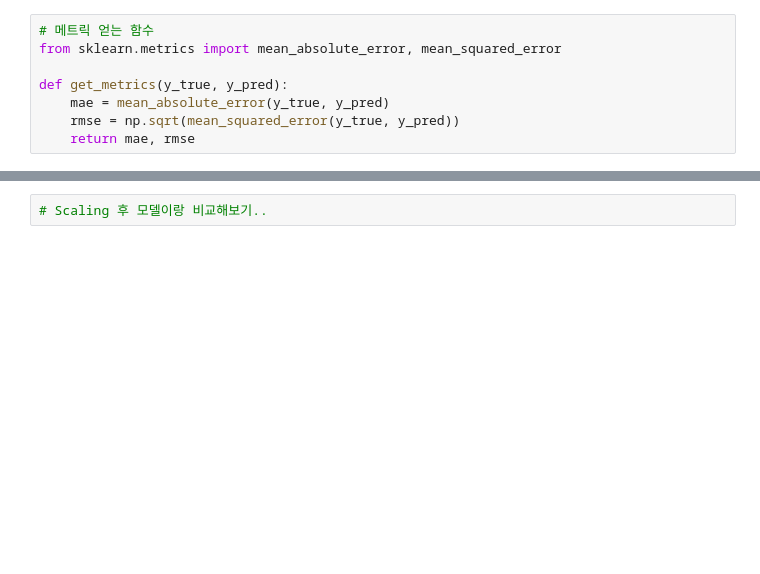
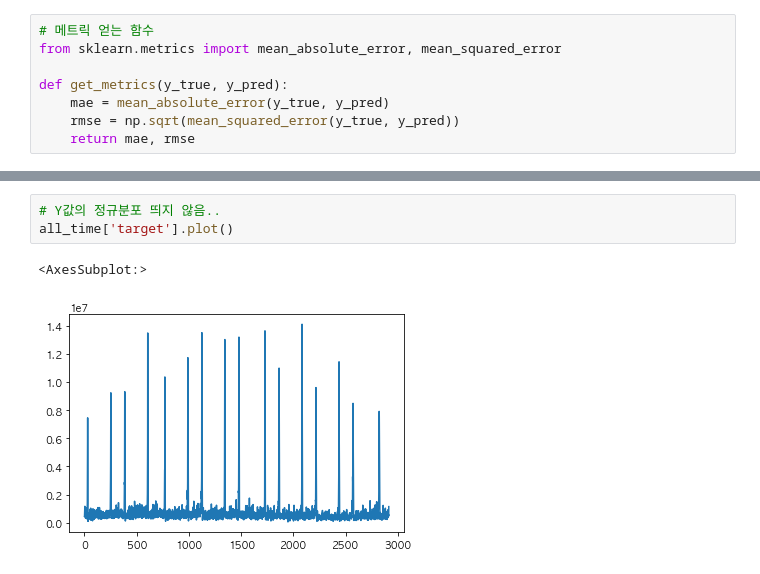
Before and after one commit to young-hun-jo/DataAnalysis, a Jupyter notebook: woochuri/modeling.ipynb, the cells around one changed output, grey strips where cells are left out. Saved outputs shown, nothing was run; the diff lists cells and outputs as text; blank space fills up the shorter version.

```diff
--- a/woochuri/modeling.ipynb
+++ b/woochuri/modeling.ipynb
@@ -647,2 +525,6 @@ for i, g in enumerate(grouped.groups):
-# %%
-# Scaling 후 모델이랑 비교해보기..
+# %%
+# Y값의 정규분포 띄지 않음..
+all_time['target'].plot()
+# %% [output]
+<AxesSubplot:>
+[figure, added]
```
Also changed, not shown: parts of 65 cells of this notebook.
